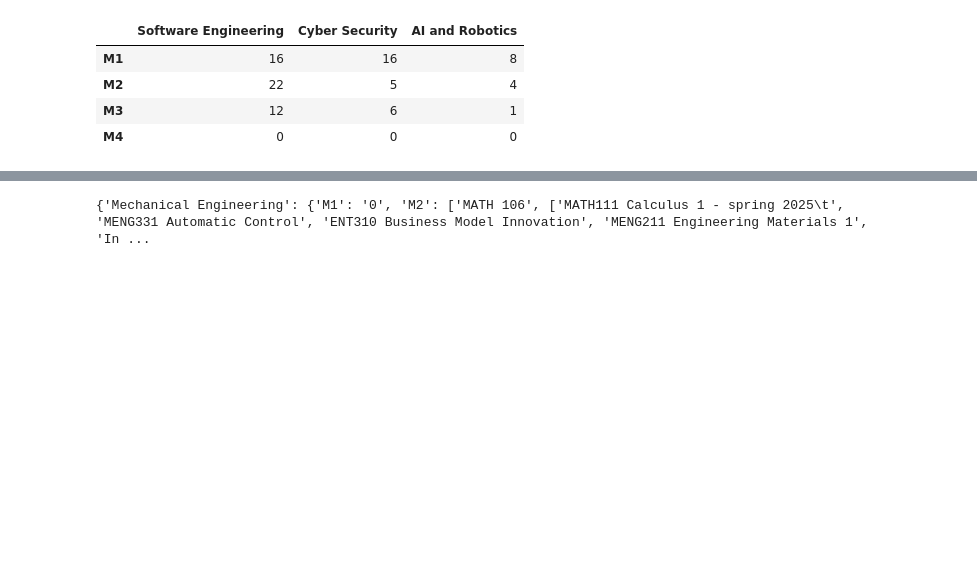
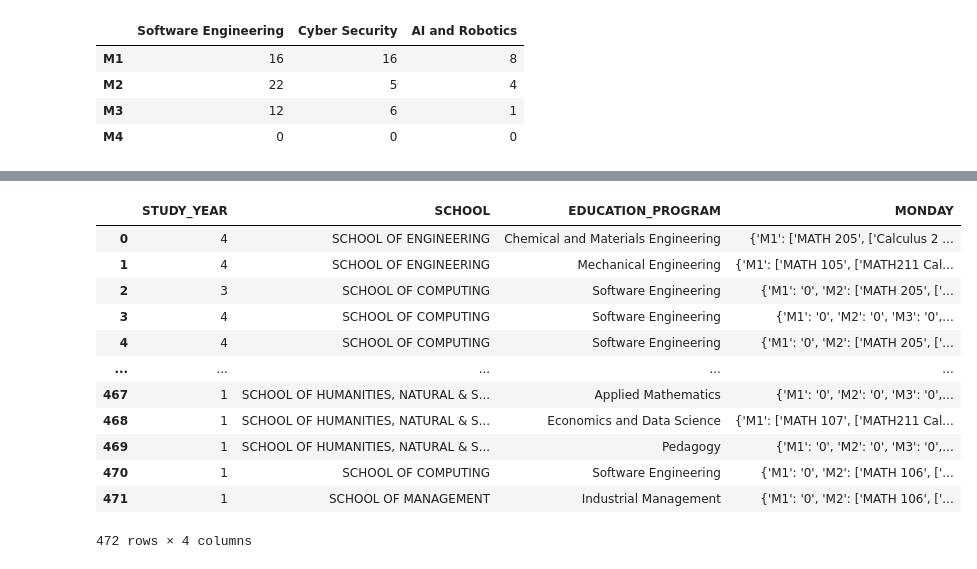
Before and after one commit to azamatzakirovch/resit_exam_data_visualization, a Jupyter notebook: students_data_review.ipynb, the cells around one changed output, grey strips where cells are left out. Drawn from its saved outputs; the diff is of its cells as text; code cells hidden in the pictures; blank space fills up the shorter version.

```diff
--- a/students_data_review.ipynb
+++ b/students_data_review.ipynb
@@ -291,4 +294,18 @@ a = return_exam_rooms_exam_sessions_and_exam_subjects("MONDAY", ["Mechanical Eng
-# %%
-print(a)
-# %% [output]
-{'Mechanical Engineering': {'M1': '0', 'M2': ['MATH 106', ['MATH111 Calculus 1 - spring 2025\t', 'MENG331 Automatic Control', 'ENT310 Business Model Innovation', 'MENG211 Engineering Materials 1', 'In ...
+# %%
+new_df = df[['STUDY_YEAR','SCHOOL', 'EDUCATION_PROGRAM', 'MONDAY']]
+# %%
+new_df
+# %% [output]
+|  | STUDY_YEAR | SCHOOL | EDUCATION_PROGRAM | MONDAY |
+| 0 | 4 | SCHOOL OF ENGINEERING | Chemical and Materials Engineering | {'M1': ['MATH 205', ['Calculus 2 ... |
+| 1 | 4 | SCHOOL OF ENGINEERING | Mechanical Engineering | {'M1': ['MATH 105', ['MATH211 Cal... |
+| 2 | 3 | SCHOOL OF COMPUTING | Software Engineering | {'M1': '0', 'M2': ['MATH 205', ['... |
+| 3 | 4 | SCHOOL OF COMPUTING | Software Engineering | {'M1': '0', 'M2': '0', 'M3': '0',... |
+| 4 | 4 | SCHOOL OF COMPUTING | Software Engineering | {'M1': '0', 'M2': ['MATH 205', ['... |
+| ... | ... | ... | ... | ... |
+| 467 | 1 | SCHOOL OF HUMANITIES, NATURAL & S... | Applied Mathematics | {'M1': '0', 'M2': '0', 'M3': '0',... |
+| 468 | 1 | SCHOOL OF HUMANITIES, NATURAL & S... | Economics and Data Science | {'M1': ['MATH 107', ['MATH211 Cal... |
+| 469 | 1 | SCHOOL OF HUMANITIES, NATURAL & S... | Pedagogy | {'M1': '0', 'M2': '0', 'M3': '0',... |
+| 470 | 1 | SCHOOL OF COMPUTING | Software Engineering | {'M1': '0', 'M2': ['MATH 106', ['... |
+| 471 | 1 | SCHOOL OF MANAGEMENT | Industrial Management | {'M1': '0', 'M2': ['MATH 106', ['... |
+472 rows × 4 columns
```
Also changed, not shown: parts of 3 cells of this notebook, 5 other files.
